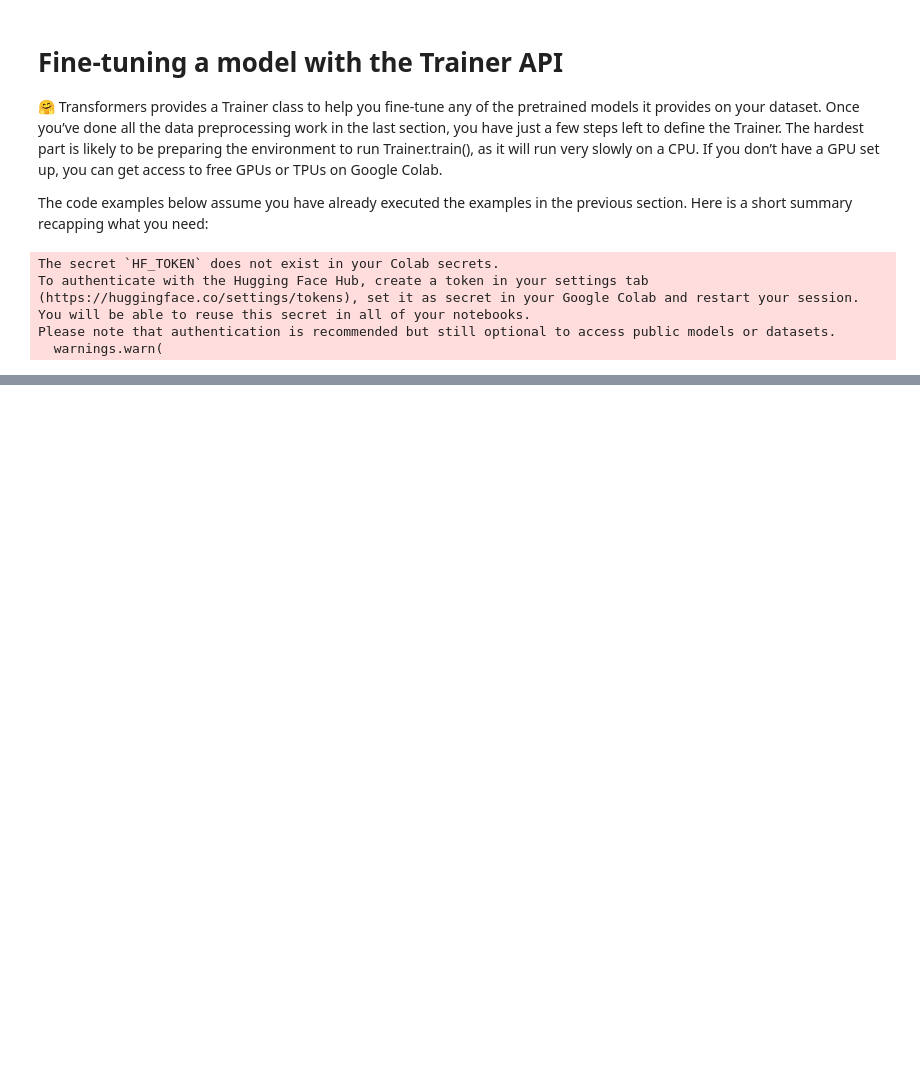
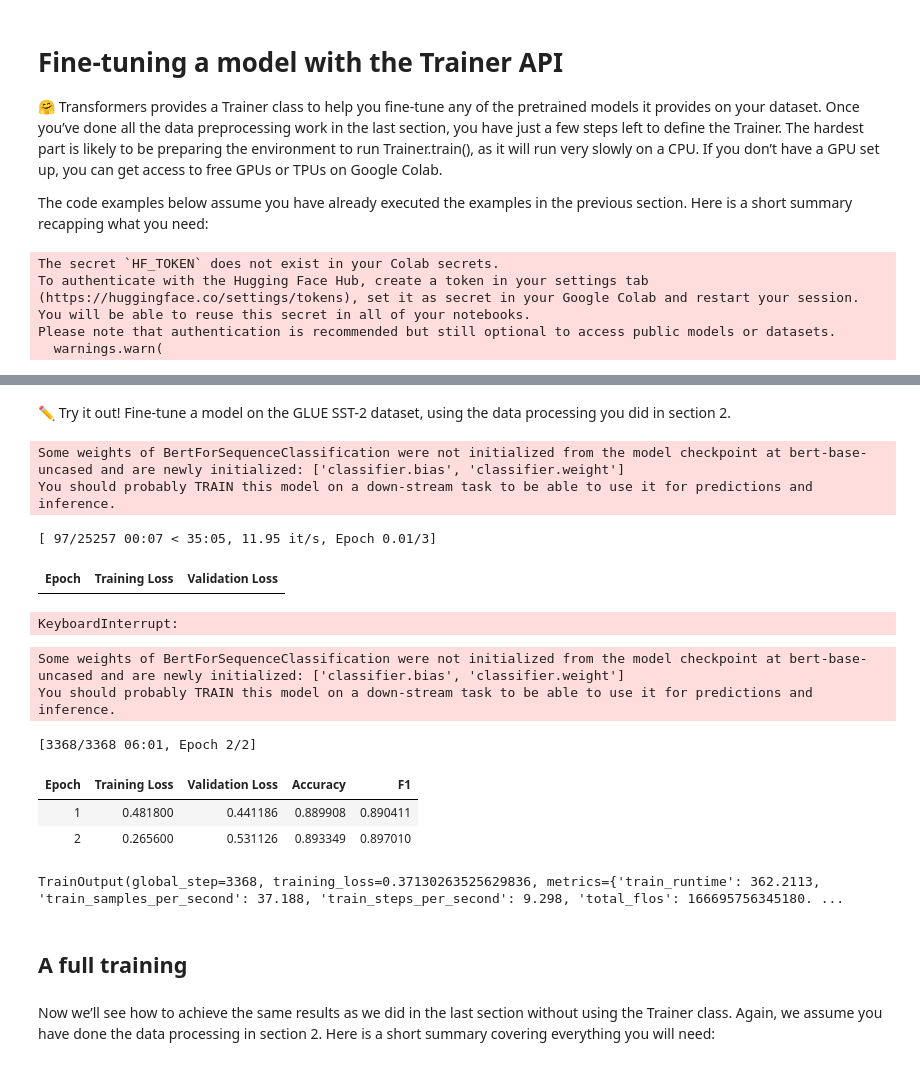
Before and after one commit to etuckerman/HuggingFaceCo-NLP, a Jupyter notebook: HuggingFace_3_1.ipynb, the cells around one changed output, grey strips where cells are left out. Drawn from its saved outputs; the diff is of its cells as text; code cells hidden in the pictures; blank space fills up the shorter version.

```diff
--- a/HuggingFace_3_1.ipynb
+++ b/HuggingFace_3_1.ipynb
@@ -54,0 +92,2 @@ training_args = TrainingArguments("test-trainer")
+# %%
+trainer.train()
@@ -54,0 +181,77 @@ training_args = TrainingArguments("test-trainer")
+# %% [markdown]
+✏️ Try it out! Fine-tune a model on the GLUE SST-2 dataset, using the data processing you did in section 2.
+# %%
+#def compute_metrics(eval_preds):
+    #metric = load_metric("glue", "sst2")  # Load SST-2 metrics
+    #logits, labels = eval_preds
+    #predictions = np.argmax(logits, axis=-1)
+    #return metric.compute(predictions=predictions, references=labels)
+
+raw_datasets = load_dataset("glue", "sst2")
+checkpoint = "bert-base-uncased"
+tokenizer = AutoTokenizer.from_pretrained(checkpoint)
+
+def tokenize_function(example):
+    return tokenizer(example["sentence"], truncation=True)
+
+tokenized_datasets = raw_datasets.map(tokenize_function, batched=True)
+data_collator = DataCollatorWithPadding(tokenizer=tokenizer)
+
+training_args = TrainingArguments("test-trainer", evaluation_strategy="epoch")
+
+model = AutoModelForSequenceClassification.from_pretrained(checkpoint, num_labels=2)
+
+trainer = Trainer(
+    model,
+    training_args,
+    train_dataset=tokenized_datasets["train"],
+    eval_dataset=tokenized_datasets["validation"],
+    data_collator=DataCollatorWithPadding(tokenizer=tokenizer),
+    tokenizer=tokenizer,
+    compute_metrics=compute_metrics,
+)
+# %% [output]
+Some weights of BertForSequenceClassification were not initialized from the model checkpoint at bert-base-uncased and are newly initialized: ['classifier.bias', 'classifier.weight']
+You should probably TRAIN this model on a down-stream task to be able to use it for predictions and inference.
+# %%
+trainer.train() #takes 40 mins, attemtping to reduce weights
+# %% [output]
+[ 97/25257 00:07 < 35:05, 11.95 it/s, Epoch 0.01/3]
+| Epoch | Training Loss | Validation Loss |
+KeyboardInterrupt:
+# %%
+training_args = TrainingArguments(
+    "sst2-trainer",  # Output directory
+    evaluation_strategy="epoch",
+    per_device_train_batch_size=4,  # Decrease batch size
+    per_device_eval_batch_size=8,    # Decrease batch size
+    num_train_epochs=2,              # Decrease epochs
+    logging_dir="logs",
+    fp16=True,                       # Enable mixed precision training if GPU supports
+)
+
+model = AutoModelForSequenceClassification.from_pretrained(checkpoint, num_labels=2)
+
+trainer = Trainer(
+    model,
+    training_args,
+    train_dataset=tokenized_datasets["train"].shard(num_shards=10, index=0),  # Use a portion of the training data
+    eval_dataset=tokenized_datasets["validation"],
+    data_collator=DataCollatorWithPadding(tokenizer=tokenizer),
+    tokenizer=tokenizer,
+    compute_metrics=compute_metrics,
+)
+
+trainer.train()
+# %% [output]
+Some weights of BertForSequenceClassification were not initialized from the model checkpoint at bert-base-uncased and are newly initialized: ['classifier.bias', 'classifier.weight']
+You should probably TRAIN this model on a down-stream task to be able to use it for predictions and inference.
+[3368/3368 06:01, Epoch 2/2]
+| Epoch | Training Loss | Validation Loss | Accuracy | F1 |
+| 1 | 0.481800 | 0.441186 | 0.889908 | 0.890411 |
+| 2 | 0.265600 | 0.531126 | 0.893349 | 0.897010 |
+TrainOutput(global_step=3368, training_loss=0.37130263525629836, metrics={'train_runtime': 362.2113, 'train_samples_per_second': 37.188, 'train_steps_per_second': 9.298, 'total_flos': 166695756345180. ...
+# %% [markdown]
+## **A full training**
+# %% [markdown]
+Now we’ll see how to achieve the same results as we did in the last section without using the Trainer class. Again, we assume you have done the data processing in section 2. Here is a short summary covering everything you will need:
```
Also changed, not shown: parts of 59 cells of this notebook.
